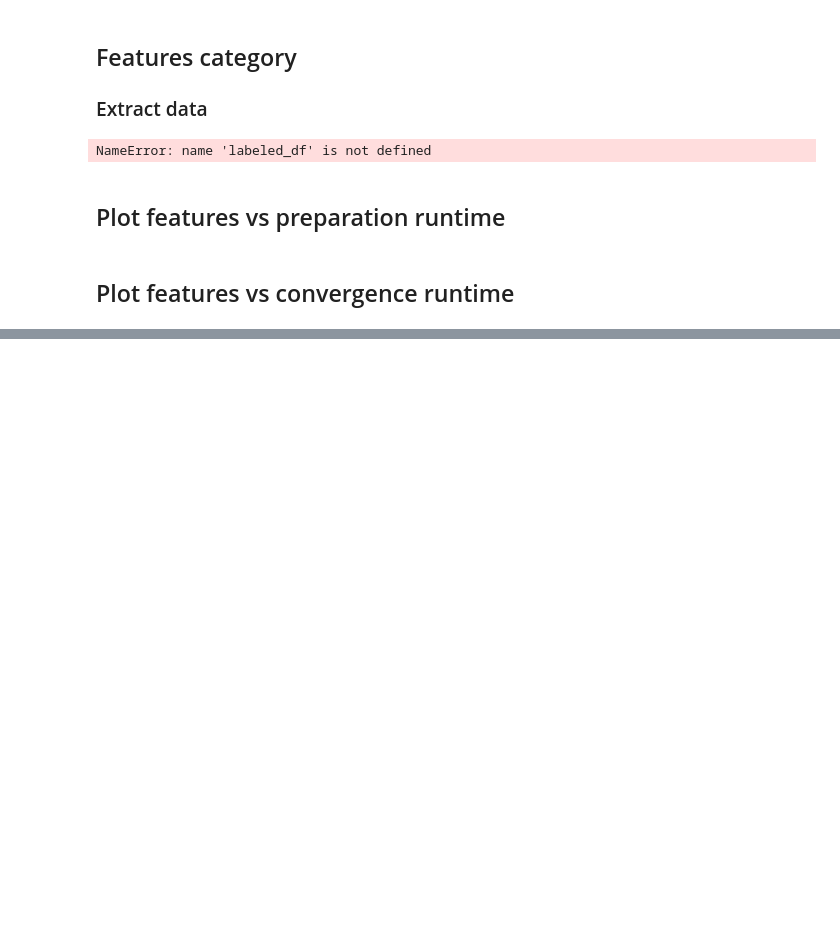
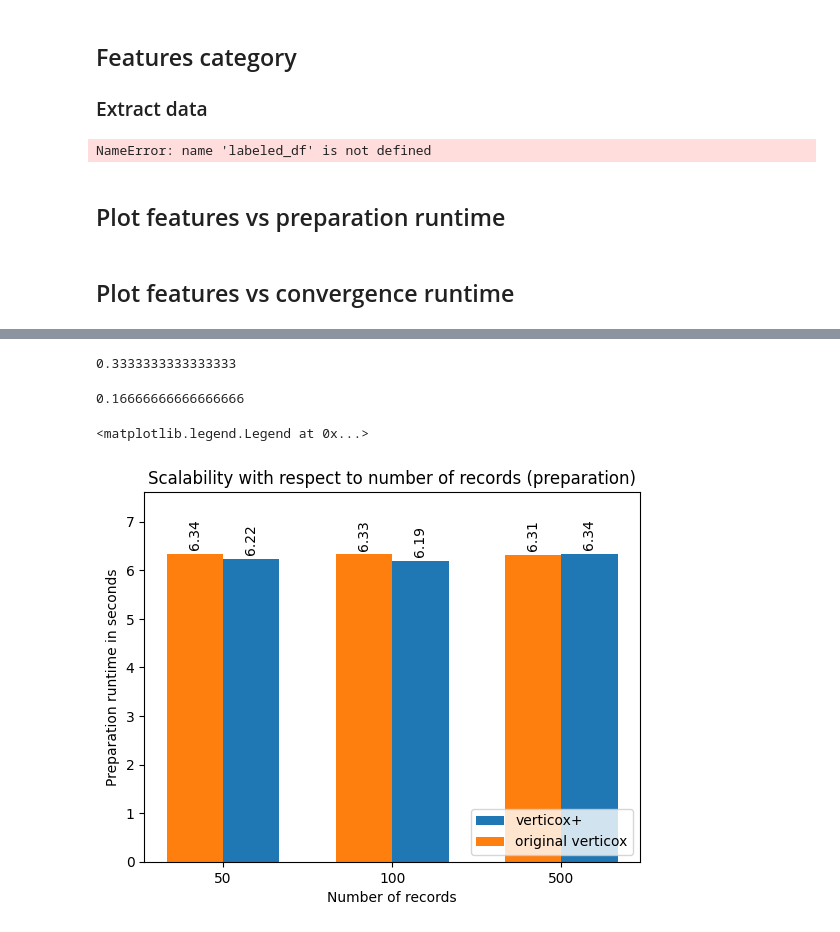
Before and after one commit to CARRIER-project/verticox, a Jupyter notebook: plot_benchmarks_with_c_index.ipynb, the cells around one changed output, grey strips where cells are left out. Saved outputs shown, nothing was run; the diff lists cells and outputs as text; code cells hidden in the pictures; blank space fills up the shorter version.

```diff
--- a/plot_benchmarks_with_c_index.ipynb
+++ b/plot_benchmarks_with_c_index.ipynb
@@ -338,0 +413,42 @@ data
+# %%
+
+
+x = records_ours_mean.index.astype("str")
+y1 = records_ours_mean.preparation_runtime
+y2 = records_original_mean.preparation_runtime
+label1 = "verticox+"
+label2 = "original verticox"
+title = "Scalability with respect to number of records (preparation)"
+xlabel =  "Number of records"
+ylabel = "Preparation runtime in seconds"
+
+fig, ax = plt.subplots()
+
+max_y = np.concatenate((y1, y2)).max()
+y_lim = max_y + max_y/5
+
+
+bar_width = 1/3
+half_bar_width = bar_width/2
+
+display(bar_width)
+display(half_bar_width)
+
+
+
+bars1 = ax.bar(x,y1, width=1/3, label=label1, align="edge")
+bars2 = ax.bar(x , y2, width=-1/3,label=label2, align="edge")
+ax.bar_label(bars1, padding=3, fmt="{:.2f}", rotation=90)
+ax.bar_label(bars2, padding=3, fmt="{:.2f}", rotation=90)
+ax.set_title(title)
+ax.set_xlabel(xlabel)
+ax.set_ylabel(ylabel)
+
+
+ax.set_ylim(0, y_lim)
+ax.legend(loc="lower right")
+# %% [output]
+0.3333333333333333
+0.16666666666666666
+<matplotlib.legend.Legend at 0x...>
+[figure, added]
```
Also changed, not shown: parts of 7 cells of this notebook.
